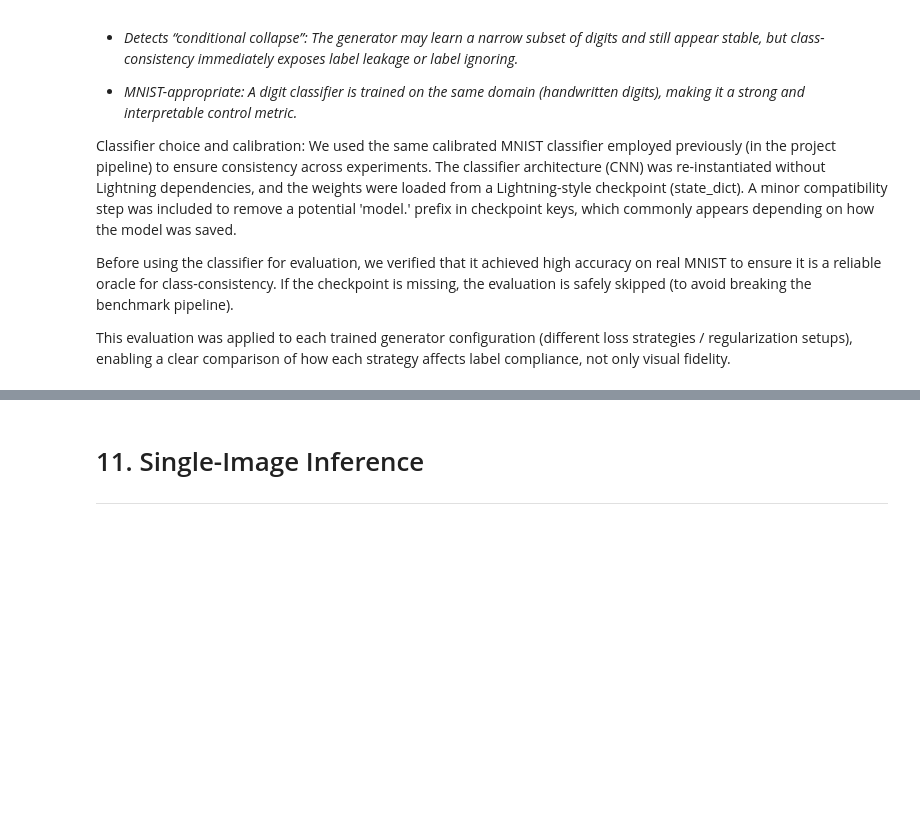
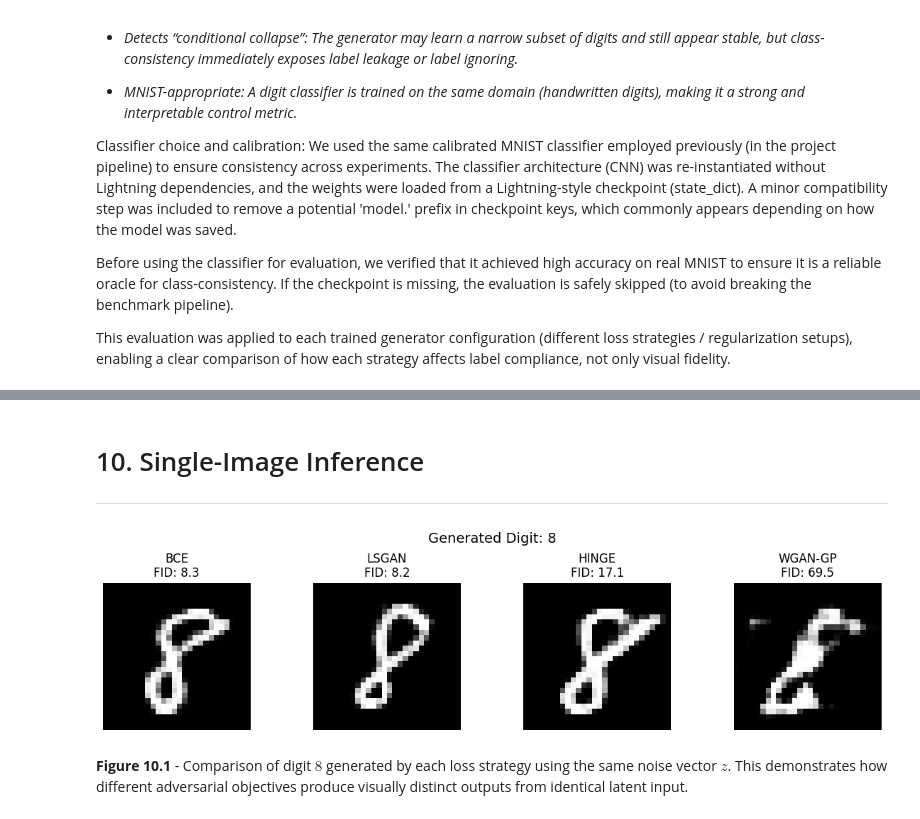
Before and after one commit to logus2k/taap_p1, a Jupyter notebook: drafts/draft_01/draft_01_v8.ipynb, the cells around one changed output, grey strips where cells are left out. Drawn from its saved outputs; the diff is of its cells as text; code cells hidden in the pictures; blank space fills up the shorter version.

```diff
--- a/drafts/draft_01/draft_01_v8.ipynb
+++ b/drafts/draft_01/draft_01_v8.ipynb
@@ -1489,30 +1622,34 @@ save_models(benchmark_results)
 # %% [markdown]
-# 11. Single-Image Inference
+# 10. Single-Image Inference
 
 ---
 # %%
 # Specify a digit from 0-9
 digit = 8
 
 # Use same noise for fair comparison
 z = torch.randn(1, LATENT_DIM, device=device)
-label = torch.tensor([[digit]], device=device)
+label = torch.tensor([digit], device=device).long()
 
 fig, axes = plt.subplots(1, len(benchmark_results), figsize=(3 * len(benchmark_results), 3))
 
 for idx, (strategy_name, data) in enumerate(benchmark_results.items()):
     g_model = Generator().to(device)
     g_model.load_state_dict(data['g_model_state'])
     g_model.eval()
 
     with torch.no_grad():
         generated = g_model(z, label)
 
     img = generated[0].cpu().numpy().reshape(28, 28)
     axes[idx].imshow(img, cmap='gray')
     axes[idx].set_title(f"{strategy_name.upper()}\nFID: {data['fid']:.1f}")
     axes[idx].axis('off')
 
 fig.suptitle(f"Generated Digit: {digit}", fontsize=14)
 plt.tight_layout()
 plt.show()
+# %% [output]
+[figure, added]
+# %% [markdown]
+**Figure 10.1** - Comparison of digit $8$ generated by each loss strategy using the same noise vector $z$. This demonstrates how different adversarial objectives produce visually distinct outputs from identical latent input.
```
Also changed, not shown: parts of 56 cells of this notebook, 15 other files.
